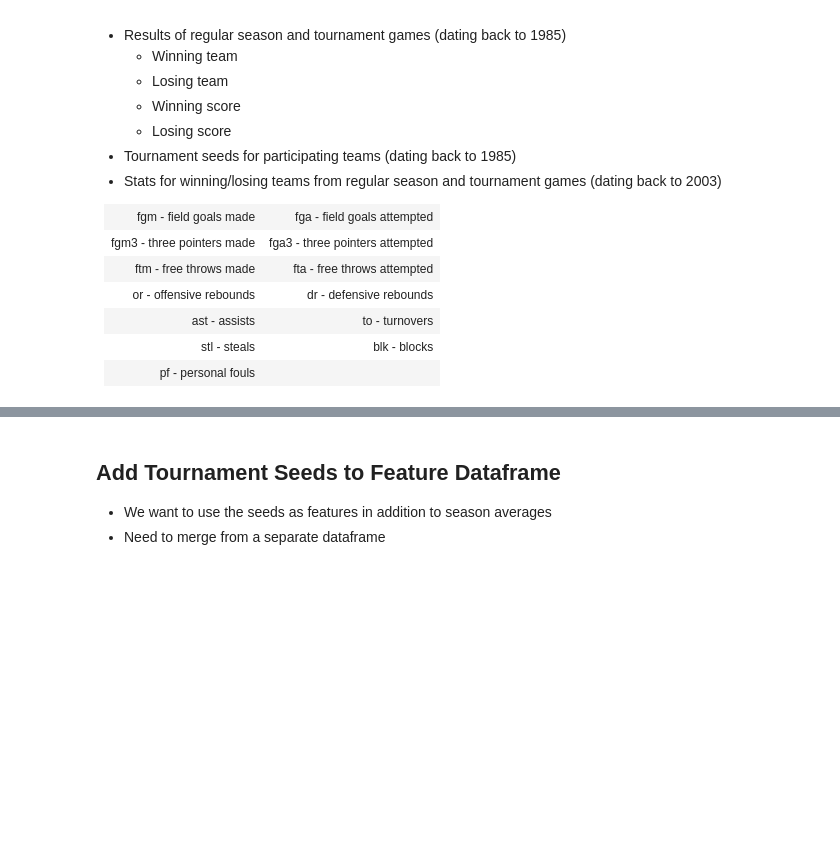
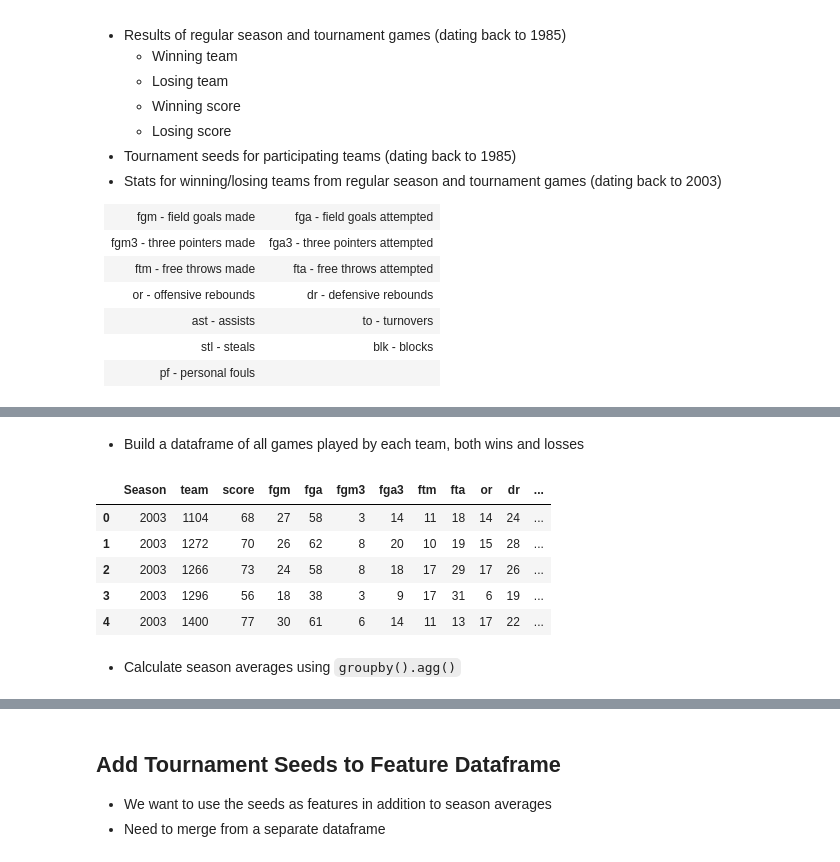
Before and after one commit to rocconnick/march_madness, a Jupyter notebook: presentation.ipynb, the cells around one changed output, grey strips where cells are left out. Cells and saved outputs as stored; diff of their text form; code cells hidden in the pictures; blank space fills up the shorter version.

```diff
--- a/presentation.ipynb
+++ b/presentation.ipynb
@@ -156,24 +100,33 @@ season_averages = pandas.concat(season_averages).dropna()
+# %% [markdown]
+* Build a dataframe of all games played by each team, both wins and losses
 # %%
-# Season and team are IDs, the rest are stats
+# Columns corresponding to winning and losing teams
+win_cols = ['Season', 'Wteam', 'Wscore', 'Wfgm', 'Wfga', 'Wfgm3', 'Wfga3',
+            'Wftm', 'Wfta', 'Wor', 'Wdr', 'Wast', 'Wto', 'Wstl', 'Wblk',
+            'Wpf']
 loss_cols = ['Season', 'Lteam', 'Lscore', 'Lfgm', 'Lfga', 'Lfgm3', 'Lfga3',
              'Lftm', 'Lfta', 'Lor', 'Ldr', 'Last', 'Lto', 'Lstl', 'Lblk',
              'Lpf']
-win_cols = ['Season', 'Wteam', 'Wscore', 'Wfgm', 'Wfga', 'Wfgm3', 'Wfga3',
-            'Wftm', 'Wfta', 'Wor', 'Wdr', 'Wast', 'Wto', 'Wstl', 'Wblk',
-            'Wpf']
 
-# Once we select columsn, we want to drop "W" and "L"... stats are stats
+# Once we select columns, we want to drop "W" and "L"... stats are stats
 renamed_cols = [col[1:] if col.startswith("W") else col for col in win_cols]
 
 # Select and rename columns en masse
 df_win = df_regular_season[win_cols].copy()
 df_win.columns = renamed_cols
 
 df_loss = df_regular_season[loss_cols].copy()
 df_loss.columns = renamed_cols
 
 # Concatenate just two dataframes instead of one for each team
 df_all = pandas.concat([df_win, df_loss])
-
-# Calculate season average with groupby/agg
-df_mean = df_all.groupby(["Season", 'team'], as_index=False).agg("mean")
+df_all.head()
+# %% [output]
+|  | Season | team | score | fgm | fga | fgm3 | fga3 | ftm | fta | or | dr | ... |
+| 0 | 2003 | 1104 | 68 | 27 | 58 | 3 | 14 | 11 | 18 | 14 | 24 | ... |
+| 1 | 2003 | 1272 | 70 | 26 | 62 | 8 | 20 | 10 | 19 | 15 | 28 | ... |
+| 2 | 2003 | 1266 | 73 | 24 | 58 | 8 | 18 | 17 | 29 | 17 | 26 | ... |
+| 3 | 2003 | 1296 | 56 | 18 | 38 | 3 | 9 | 17 | 31 | 6 | 19 | ... |
+| 4 | 2003 | 1400 | 77 | 30 | 61 | 6 | 14 | 11 | 13 | 17 | 22 | ... |
+# %% [markdown]
+* Calculate season averages using `groupby().agg()`
```
Also changed, not shown: parts of 26 cells of this notebook.
